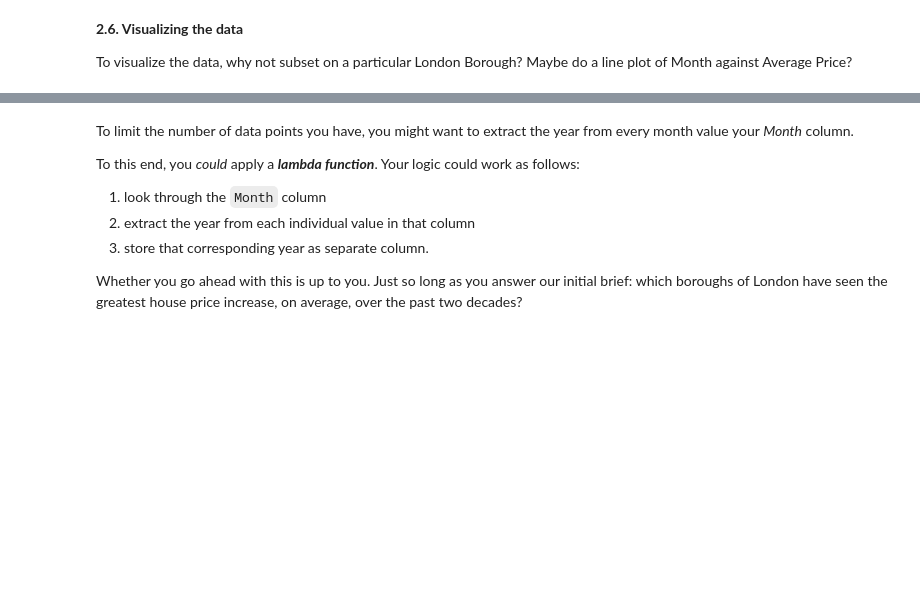
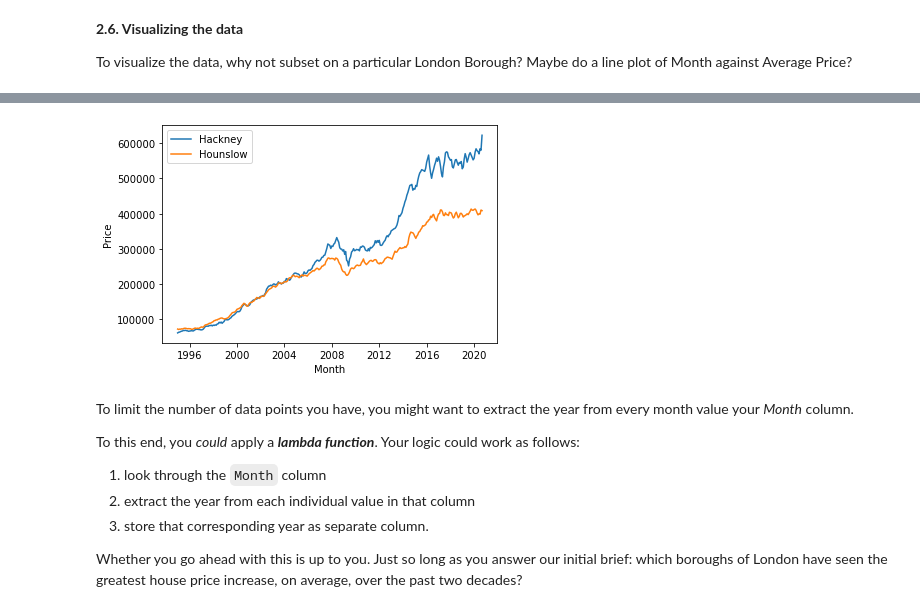
Before and after one commit to Hienquang/SpringBoard, a Jupyter notebook: London Housing case study/Unit 4 Challenge - Tier 3.ipynb, the cells around one changed output, grey strips where cells are left out. Drawn from its saved outputs; the diff is of its cells as text; code cells hidden in the pictures; blank space fills up the shorter version.

```diff
--- a/London Housing case study/Unit 4 Challenge - Tier 3.ipynb
+++ b/London Housing case study/Unit 4 Challenge - Tier 3.ipynb
@@ -540,3 +574,14 @@ Text(0, 0.5, 'Price')
+# %%
+plt.plot(Hackney_prices['Month'], Hackney_prices['Average_price'], label ='Hackney')
+plt.plot(Hounslow_prices['Month'], Hounslow_prices['Average_price'], label ='Hounslow')
+plt.xlabel('Month')
+plt.ylabel('Price')
+plt.legend()
+plt.show()
+#ax = Hackney_prices.plot(kind ='line', x = 'Month', y='Average_price')
+#ax.set_ylabel('Price')
+# %% [output]
+[figure, added]
 # %% [markdown]
 To limit the number of data points you have, you might want to extract the year from every month value your *Month* column.
 
```
Also changed, not shown: parts of 34 cells of this notebook.
